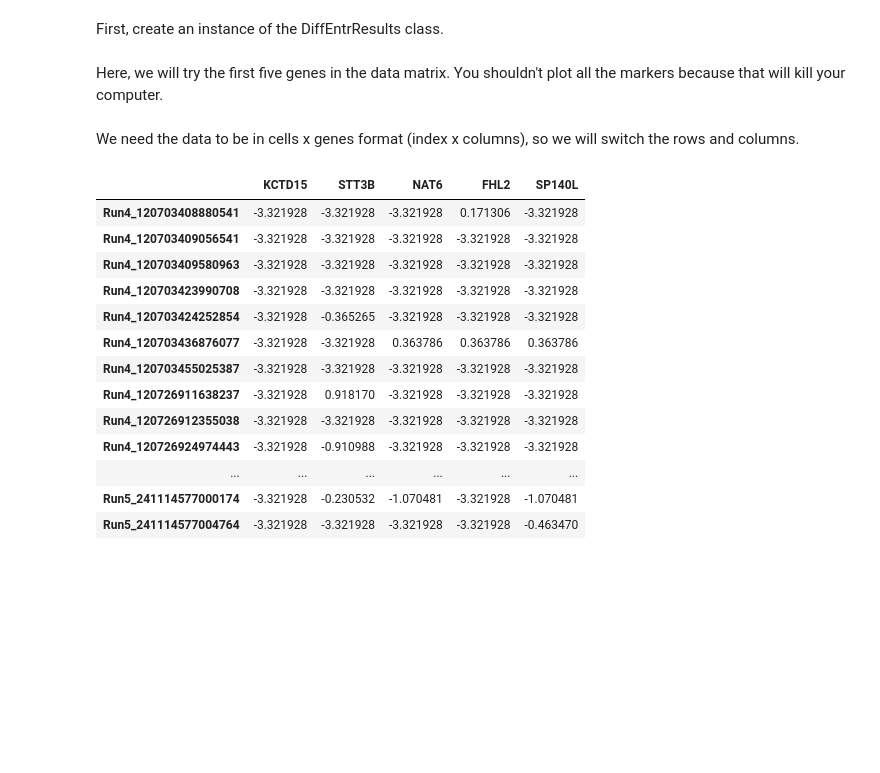
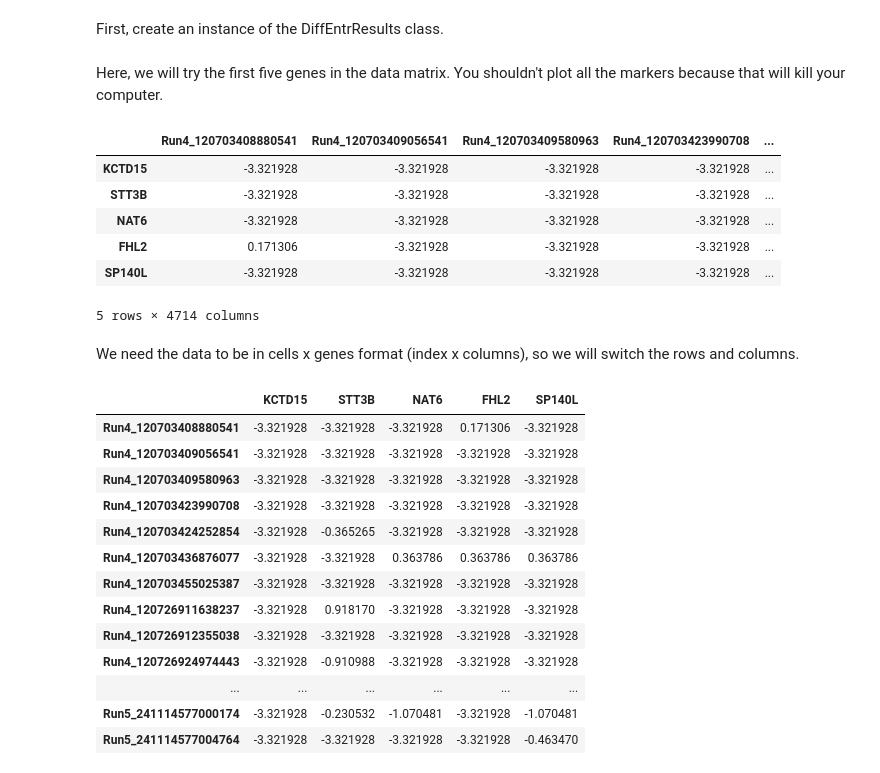
Before and after one commit to helenjin/scanalysis, a Jupyter notebook: notebooks/SCAnalysis.ipynb, the cells around one changed output. Drawn from its saved outputs; the diff is of its cells as text; code cells hidden in the pictures; blank space fills up the shorter version.

```diff
--- a/notebooks/SCAnalysis.ipynb
+++ b/notebooks/SCAnalysis.ipynb
@@ -694,6 +694,16 @@ der = scanalysis.plots.pr_plot.DiffEntrResults(trajectory = res['trajectory'], b
 Here, we will try the first five genes in the data matrix. You shouldn't plot all the markers because that will kill your computer.
 # %%
 mb_data_f5 = mb_data.iloc[0:5,:]
+# %%
+mb_data_f5
+# %% [output]
+|  | Run4_120703408880541 | Run4_120703409056541 | Run4_120703409580963 | Run4_120703423990708 | ... |
+| KCTD15 | -3.321928 | -3.321928 | -3.321928 | -3.321928 | ... |
+| STT3B | -3.321928 | -3.321928 | -3.321928 | -3.321928 | ... |
+| NAT6 | -3.321928 | -3.321928 | -3.321928 | -3.321928 | ... |
+| FHL2 | 0.171306 | -3.321928 | -3.321928 | -3.321928 | ... |
+| SP140L | -3.321928 | -3.321928 | -3.321928 | -3.321928 | ... |
+5 rows × 4714 columns
 # %% [markdown]
 We need the data to be in cells x genes format (index x columns), so we will switch the rows and columns.
 # %%
```
Also changed, not shown: parts of 34 cells of this notebook, 1 other file.
